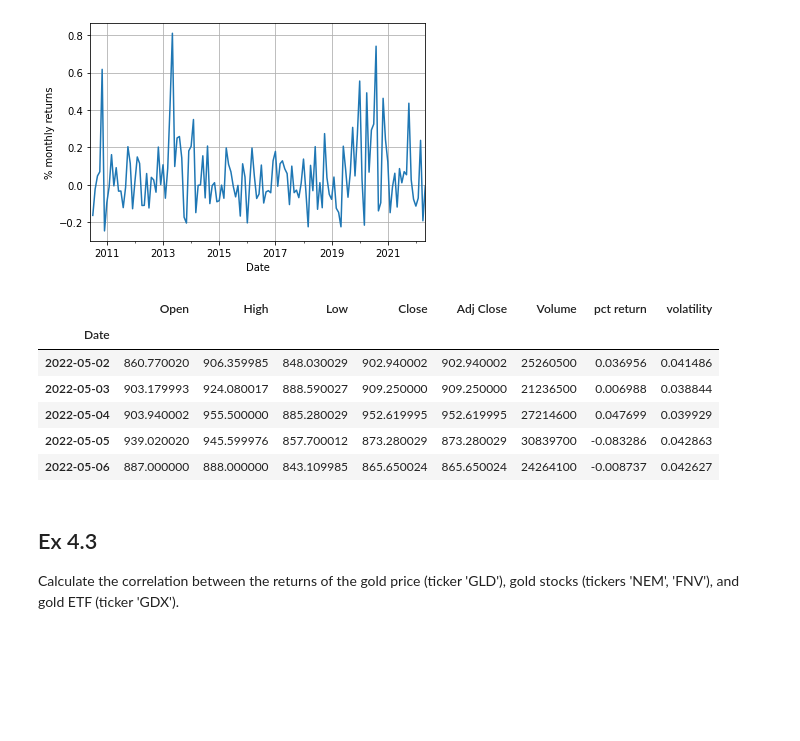
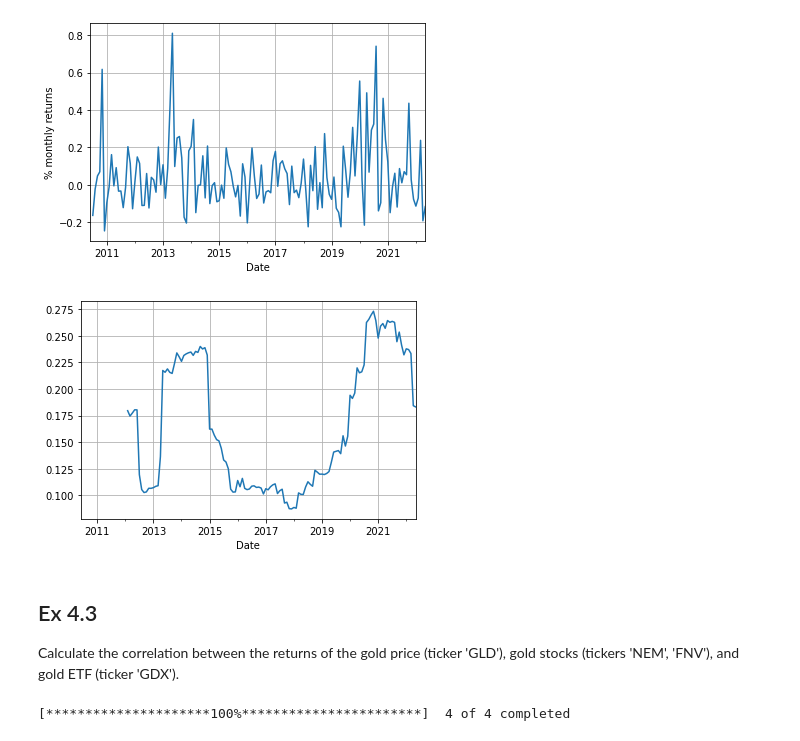
Before and after one commit to halilcodes/quant-trading-essentials, a Jupyter notebook: Chapter4_exercises.ipynb, the cells around one changed output. Saved outputs shown, nothing was run; the diff lists cells and outputs as text; code cells hidden in the pictures; blank space fills up the shorter version.

```diff
--- a/Chapter4_exercises.ipynb
+++ b/Chapter4_exercises.ipynb
@@ -36,17 +39,14 @@ plt.grid()
 plt.show()
 # %% [output]
 [figure]
-# %%
-df["volatility"] = df["pct return"].rolling(20).std()
-df.tail()
-# %% [output]
-|  | Open | High | Low | Close | Adj Close | Volume | pct return | volatility |
-| Date |  |  |  |  |  |  |  |  |
-| 2022-05-02 | 860.770020 | 906.359985 | 848.030029 | 902.940002 | 902.940002 | 25260500 | 0.036956 | 0.041486 |
-| 2022-05-03 | 903.179993 | 924.080017 | 888.590027 | 909.250000 | 909.250000 | 21236500 | 0.006988 | 0.038844 |
-| 2022-05-04 | 903.940002 | 955.500000 | 885.280029 | 952.619995 | 952.619995 | 27214600 | 0.047699 | 0.039929 |
-| 2022-05-05 | 939.020020 | 945.599976 | 857.700012 | 873.280029 | 873.280029 | 30839700 | -0.083286 | 0.042863 |
-| 2022-05-06 | 887.000000 | 888.000000 | 843.109985 | 865.650024 | 865.650024 | 24264100 | -0.008737 | 0.042627 |
+# %%
+monthly_ret = df['Close'].resample('M').ffill().pct_change()
+volatility = monthly_ret.rolling(20).std()
+volatility.plot()
+plt.grid()
+plt.show()
+# %% [output]
+[figure, added]
 # %% [markdown]
 ## Ex 4.3
 
@@ -55,0 +54,6 @@ Calculate the correlation between the returns of the gold price (ticker 'GLD'),
+# %%
+# Your answer
+df_gold = yf.download("GLD NEM FNV GDX")["Adj Close"]
+df_gold.dropna(inplace=True)
+# %% [output]
+[*********************100%***********************]  4 of 4 completed
```
Also changed, not shown: parts of 5 cells of this notebook.
